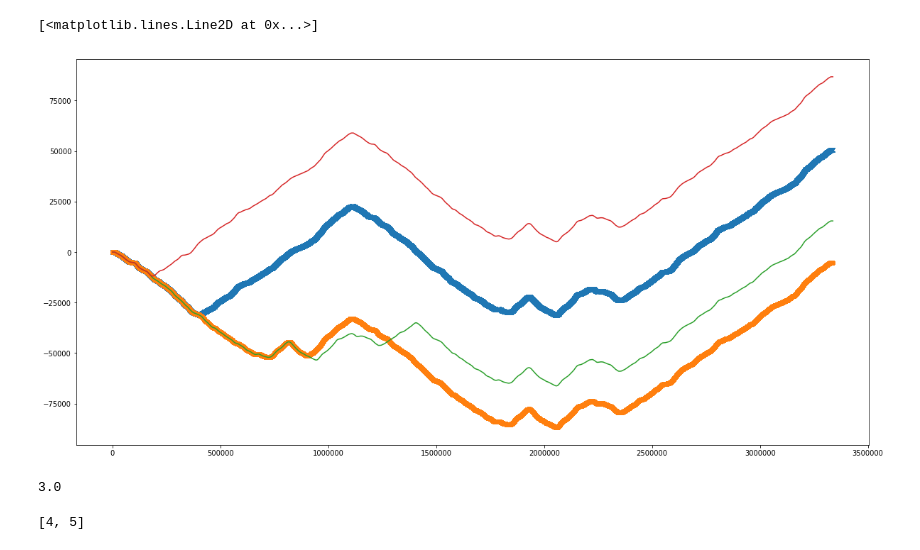
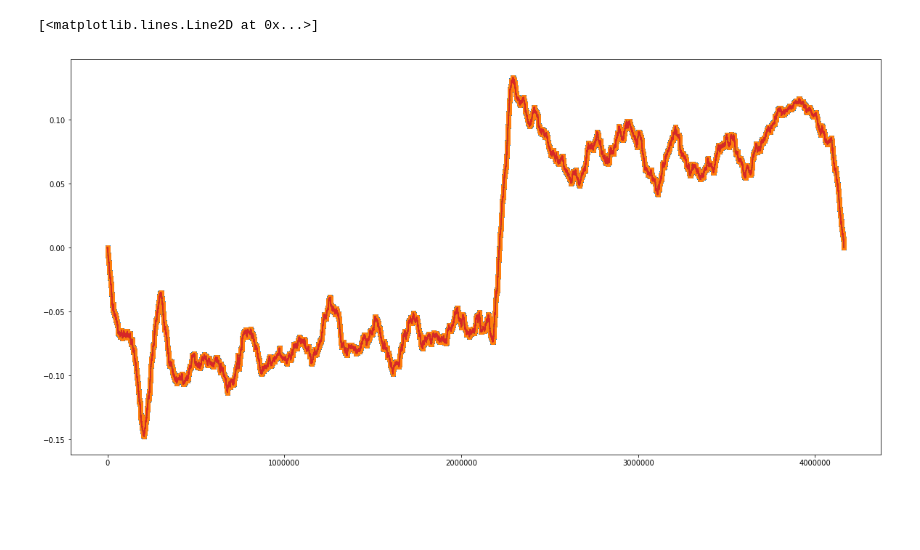
Before and after one commit to MohammedAlJaff/orite, a Jupyter notebook: inital_base_phased_start_points.ipynb, the cells around one changed output. Drawn from its saved outputs; the diff is of its cells as text; code cells hidden in the pictures; blank space fills up the shorter version.

```diff
--- a/inital_base_phased_start_points.ipynb
+++ b/inital_base_phased_start_points.ipynb
@@ -3,7 +3,7 @@ import oritelib as orite
 import matplotlib.pyplot as plt
 import numpy as np
 # %%
-fasta = orite.seq_from_fasta("test_data/pasteurella_multocida.fasta")
+fasta = orite.seq_from_fasta("test_data/GCF_000009045.1_ASM904v1_genomic.fna")
 # %%
 print(fasta[0:30])
 # %% [output]
@@ -133,5 +31,23 @@ def cgc_from_max(f):
+# %%
+def skew_from_max(f, window_radius = 50000):
+
+    gc, cgc = orite.gc_skew_sliding_window(f, window_rad=window_radius)
+
+    max_indx = np.argmax(gc)
+
+    new = f[max_indx:] + f[0:max_indx]
+    new_gc, new_cgc = orite.gc_skew_sliding_window(new, window_rad=window_radius)
+
+    cGC_max_indx = np.argmax(new_cgc)
+
+    final = new[cGC_max_indx:] + new[0:cGC_max_indx]
+
+    final_gc, final_cgc = orite.gc_skew_sliding_window(final, window_rad=window_radius)
+
+
+    return final_gc, final_cgc
 # %%
-x0 = cgc_from_max(f0)
-x1 = cgc_from_max(f1)
-x2 = cgc_from_max(f2)
-x3 = cgc_from_max(f3)
+x0 = skew_from_max(f0)
+x1 = skew_from_max(f1)
+x2 = skew_from_max(f2)
+x3 = skew_from_max(f3)
@@ -138,20 +72,9 @@ x3 = cgc_from_max(f3)
 # %%
 plt.figure(figsize=[20,10])
-plt.plot(x0, 'x')
-plt.plot(x1, 'o')
-plt.plot(x2, '-')
-plt.plot(x3)
+plt.plot(x0[0], 'x')
+plt.plot(x1[0], 'o')
+plt.plot(x2[0], '-')
+plt.plot(x3[0])
 # %% [output]
 [<matplotlib.lines.Line2D at 0x...>]
-[figure, old version]
+[figure, new version]
-# %%
-x = 3.3
-np.floor(x)
-# %% [output]
-3.0
-# %%
-a = [3,4,5,6,7,8,9]
-
-a[1:int(x)]
-# %% [output]
-[4, 5]
```
Also changed, not shown: parts of 30 cells of this notebook, 3 other files.
